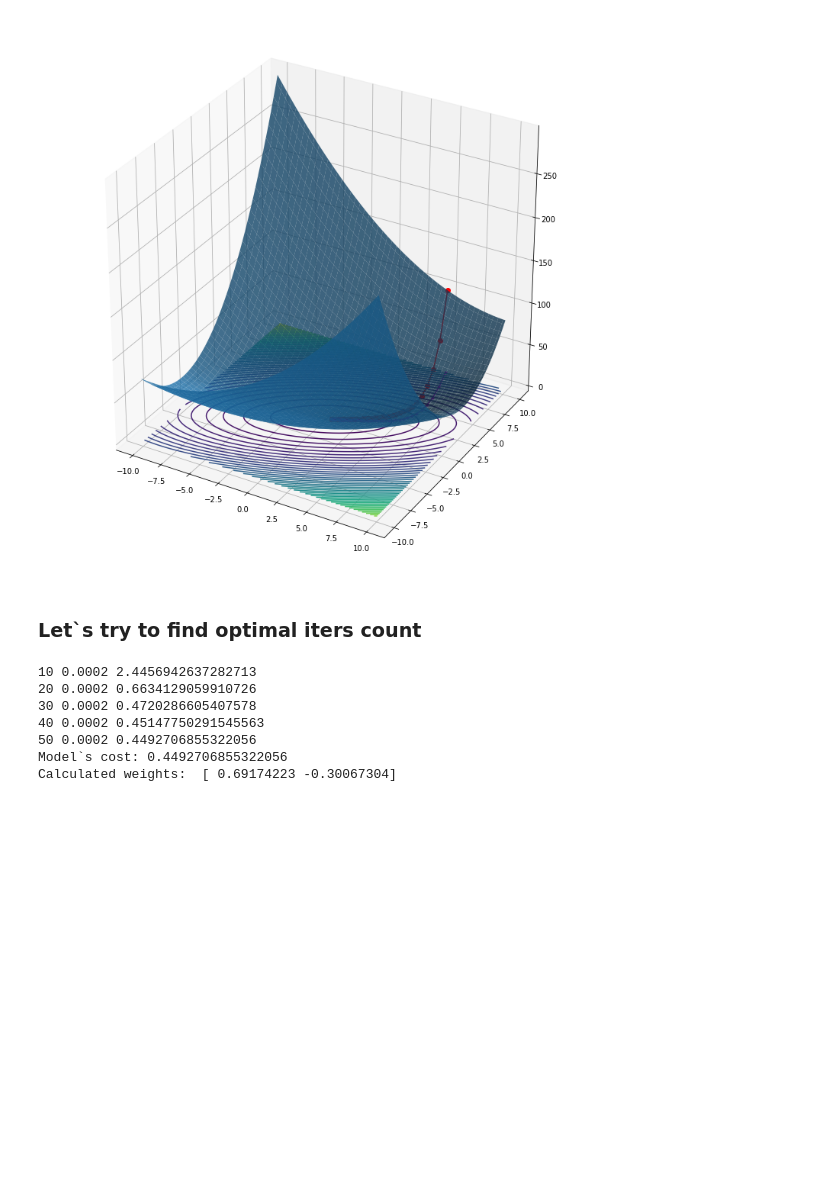
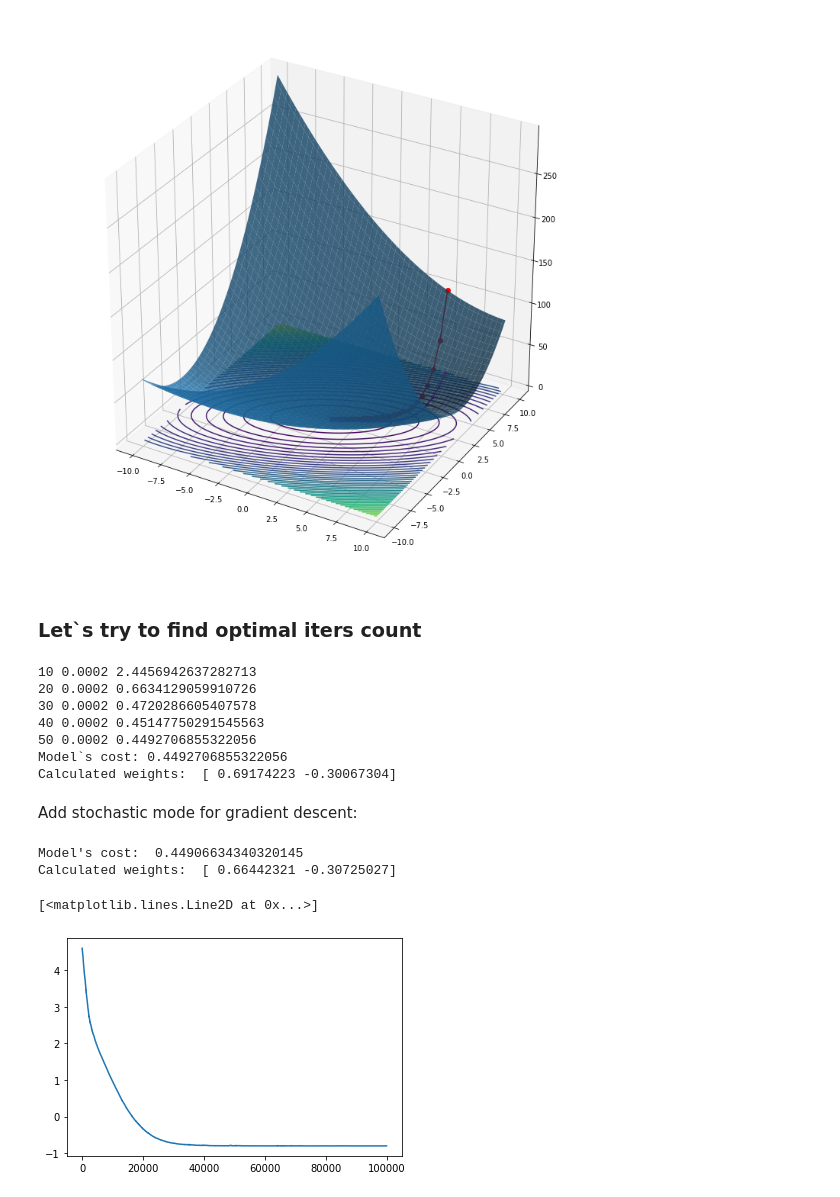
Before and after one commit to halynavs/gl-ml-basecamp, a Jupyter notebook: HW-1-with-abnormal-data-2.ipynb, the cells around one changed output. Cells and saved outputs as stored; diff of their text form; code cells hidden in the pictures; blank space fills up the shorter version.

Commit message:
SGD impl to data with new abnormal data in not big range

```diff
--- a/HW-1-with-abnormal-data-2.ipynb
+++ b/HW-1-with-abnormal-data-2.ipynb
@@ -128,8 +128,11 @@ iters = 100
 # %% [markdown]
 Learn model
 # %%
+gd_alpha = alpha
+gd_iters = iters
+gd_weights = w
 w, cost, history = gradientDescent(X, y,
-                                 alpha = alpha,
-                                 iters = iters,
+                                 alpha = gd_alpha,
+                                 iters = gd_iters,
                                  init = [5, 10])# initialize with far point for better visualization
 # %%
@@ -224,3 +228,45 @@ print('Calculated weights: ', w)
 50 0.0002 0.4492706855322056
 Model`s cost: 0.4492706855322056
 Calculated weights:  [ 0.69174223 -0.30067304]
+# %% [markdown]
+Add stochastic mode for gradient descent:
+# %%
+def StochasticGD(X, y, alpha, iters, batch_size, init = 1):
+    theta = np.ones_like(X[0]) * init
+    # vars for visualization purpuses
+    cost = []
+    history = []
+    data = [] # for batches
+
+    for i in range(iters):
+        history.append(theta)
+        cost.append(computeCost(X, y, theta))
+
+        idx = np.random.choice(len(X), replace=False, size=batch_size) # choose random batch from dataset
+        data.append((X[idx][:,1], y[idx]))
+        theta, _, _ = gradientDescent(X[idx], y[idx],
+                                     alpha = alpha,
+                                     iters = 1,
+                                     init = theta)
+    return theta, np.array(cost), np.array(history), np.array(data)
+# %%
+sgd_iters = 100000
+sgd_alpha = 0.0001
+w, cost, history, data = StochasticGD(X, y,
+                                     alpha = sgd_alpha,
+                                     iters = sgd_iters,
+                                     batch_size = 2,
+                                     init = [5,10])
+# %%
+sgd_cost = computeCost(X, y, w)
+sgd_weights = w
+print("Model's cost: ", computeCost(X, y, w))
+print("Calculated weights: ", w)
+# %% [output]
+Model's cost:  0.44906634340320145
+Calculated weights:  [ 0.66442321 -0.30725027]
+# %%
+plt.plot(np.log(cost))
+# %% [output]
+[<matplotlib.lines.Line2D at 0x...>]
+[figure, added]
```
Also changed, not shown: parts of 7 cells of this notebook.
